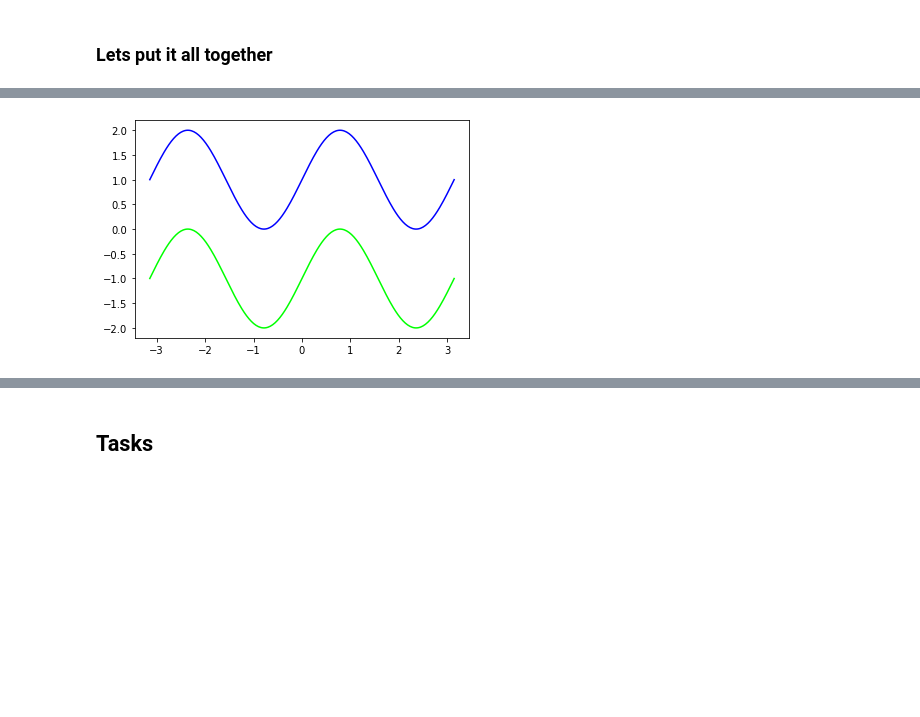
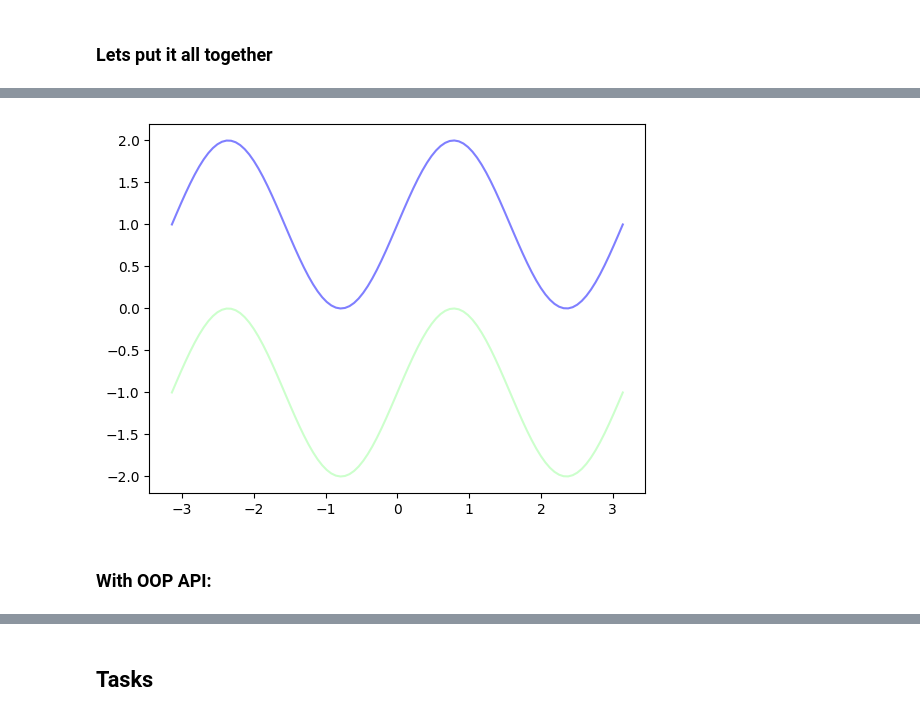
Before and after one commit to ProgressBG-Python-Course/JupyterNotebooksExamples, a Jupyter notebook: Notebooks/matplotlib_pandas_seaborn/matplotlib_intro.ipynb, the cells around one changed output, grey strips where cells are left out. Drawn from its saved outputs; the diff is of its cells as text; code cells hidden in the pictures; blank space fills up the shorter version.

```diff
--- a/Notebooks/matplotlib_pandas_seaborn/matplotlib_intro.ipynb
+++ b/Notebooks/matplotlib_pandas_seaborn/matplotlib_intro.ipynb
@@ -227,12 +352,13 @@ Text(0.5, 1.0, 'cos')
 # %%
-n = 256
-X = np.linspace(-np.pi,np.pi,n)
-Y = np.sin(2*X)
+n=100
+x = np.linspace(-np.pi,np.pi,n)
+y = np.sin(2*x)
 
-plt.plot (X, Y+1, color='blue', alpha=1.00)
-plt.plot (X, Y-1, color=(0,1,0,1)) # equiv to: color='green', alpha=1.00
+plt.plot (x, y+1, color='blue', alpha=0.5)
+plt.plot (x, y-1, color=(0,1,0,0.2)) # equiv to: color='green', alpha=0.2
 
-
-plt.show()
+print() # to prevent output in Jupyter Notebook
 # %% [output]
-[figure, old version]
+[figure, new version]
+# %% [markdown]
+### With OOP API:
```
Also changed, not shown: parts of 35 cells of this notebook, 4 other files.
